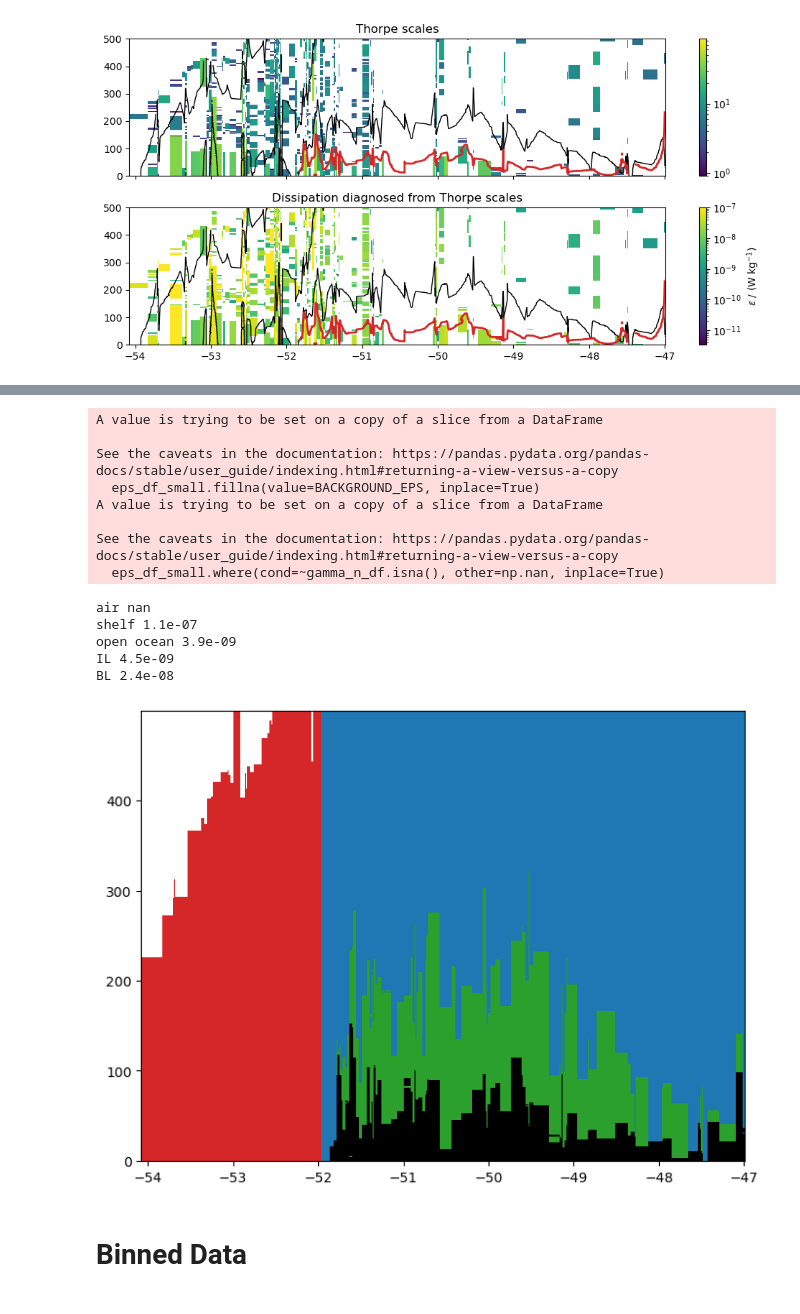
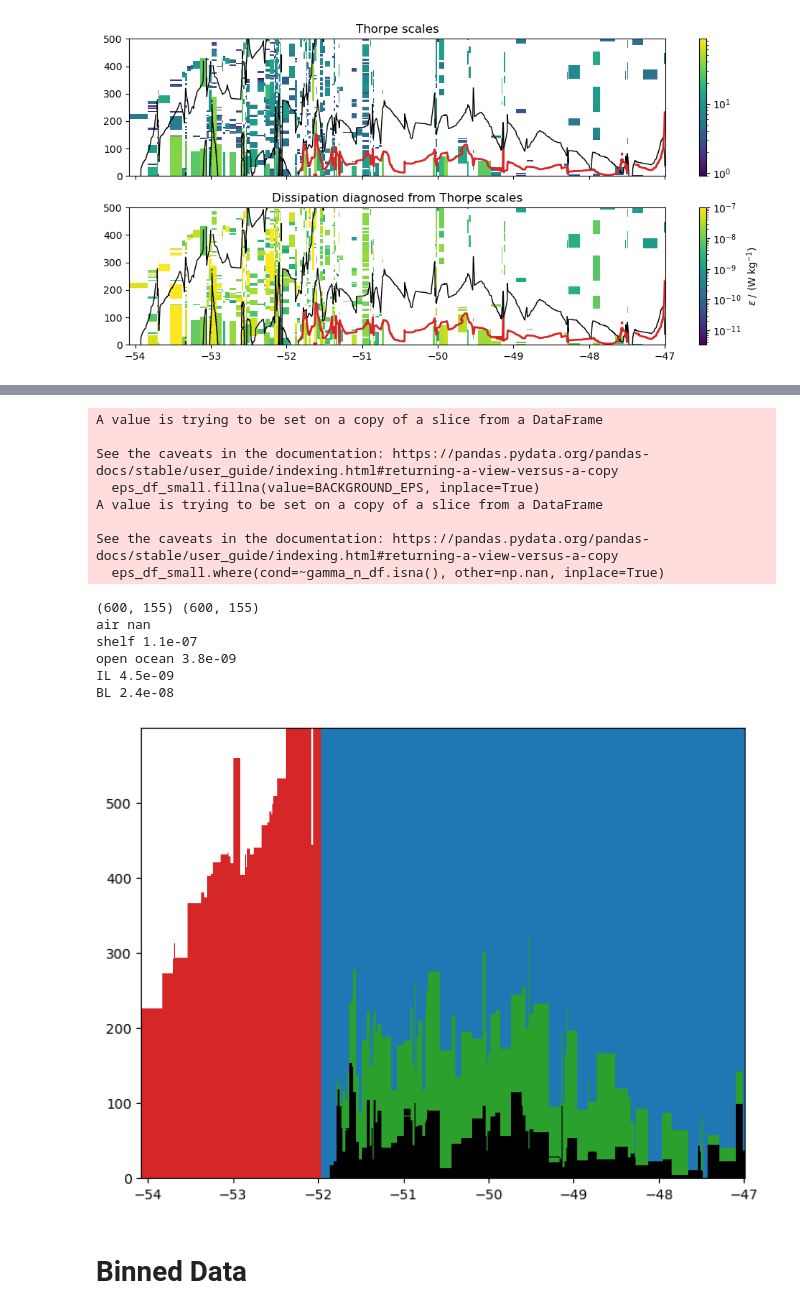
Before and after one commit to opinner/Pinner_et_al_2024, a Jupyter notebook: scripts/thorpe_scales/Thorpe_scales_in_depth.ipynb, the cells around one changed output, grey strips where cells are left out. Cells and saved outputs as stored; diff of their text form; code cells hidden in the pictures.

```diff
--- a/scripts/thorpe_scales/Thorpe_scales_in_depth.ipynb
+++ b/scripts/thorpe_scales/Thorpe_scales_in_depth.ipynb
@@ -333,7 +333,7 @@ mask = pd.DataFrame(
 )
 regions = regions.where(cond=mask, other = regions_key["shelf"])
 regions = regions.where(cond=~T_df.isna(), other = regions_key["air"] )
-regions = regions.iloc[0:500]
+regions = regions.iloc[0:600]
 levels = np.arange(-1.5,4.5,1)
 
 mpp = plt.pcolormesh(
@@ -457,40 +457,42 @@ def create_monocolor_colormap(color_name):
         colors=[color_name, color_name]
     )
 
-eps_df_small = eps_df.iloc[0:500]
-gamma_n_df_small = gamma_n_df.iloc[0:500]
+eps_df_small = eps_df.iloc[0:600]
+gamma_n_df_small = gamma_n_df.iloc[0:600]
 eps_df_small.fillna(value=BACKGROUND_EPS, inplace=True)
 eps_df_small.where(cond=~gamma_n_df.isna(), other=np.nan, inplace=True)
 
+print(eps_df_small.shape, regions.shape)
 assert eps_df_small.shape == regions.shape
 logbins = np.logspace(-10, -6, 20)
 colors = ["white","tab:red", "tab:blue", "tab:green", "black"]
 for (name, number), color in zip(regions_key.items(),colors):
     mean_eps = eps_df_small[regions == number].mean(axis = None)
     print(name, f"{mean_eps:.1e}")
     data = eps_df_small[regions == number]
     plt.pcolormesh(
         data.columns,
         data.index,
         data.values,
         cmap = create_monocolor_colormap(color),
         label = name
 )
 # %% [output]
 A value is trying to be set on a copy of a slice from a DataFrame
 
 See the caveats in the documentation: https://pandas.pydata.org/pandas-docs/stable/user_guide/indexing.html#returning-a-view-versus-a-copy
   eps_df_small.fillna(value=BACKGROUND_EPS, inplace=True)
 A value is trying to be set on a copy of a slice from a DataFrame
 
 See the caveats in the documentation: https://pandas.pydata.org/pandas-docs/stable/user_guide/indexing.html#returning-a-view-versus-a-copy
   eps_df_small.where(cond=~gamma_n_df.isna(), other=np.nan, inplace=True)
+(600, 155) (600, 155)
 air nan
 shelf 1.1e-07
-open ocean 3.9e-09
+open ocean 3.8e-09
 IL 4.5e-09
 BL 2.4e-08
-[figure, old version]
+[figure, new version]
 # %% [markdown]
 # Binned Data
 # %%
```
Also changed, not shown: parts of 10 cells of this notebook, 19 other files.
